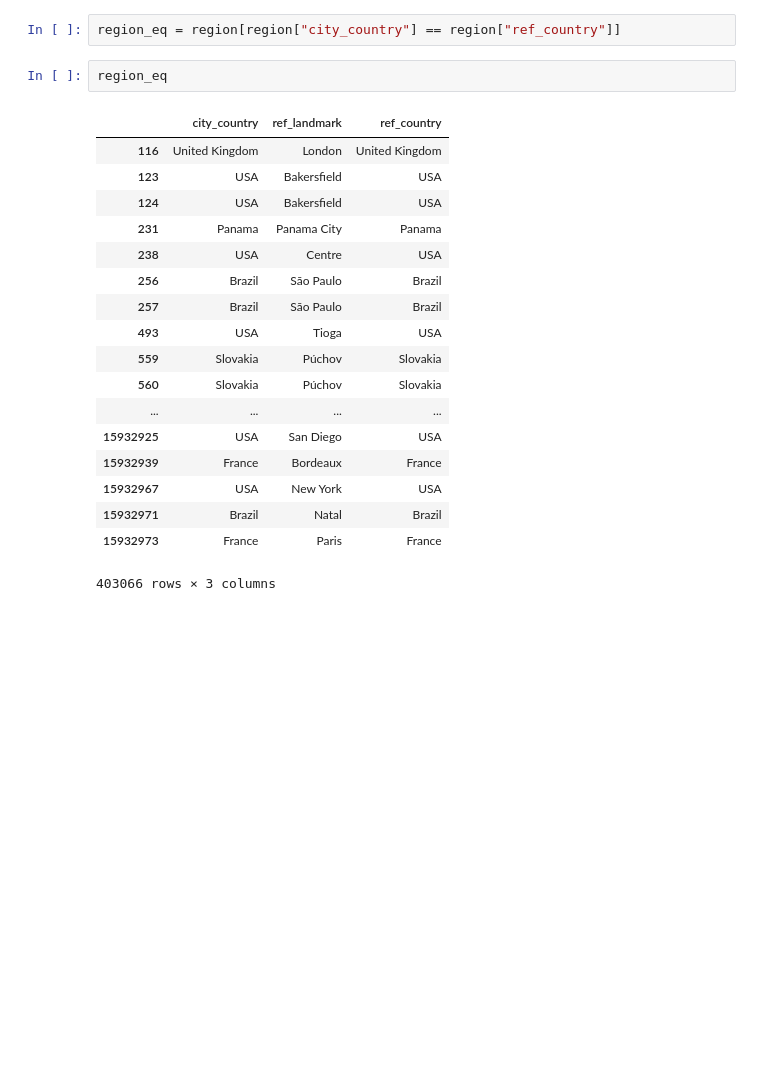
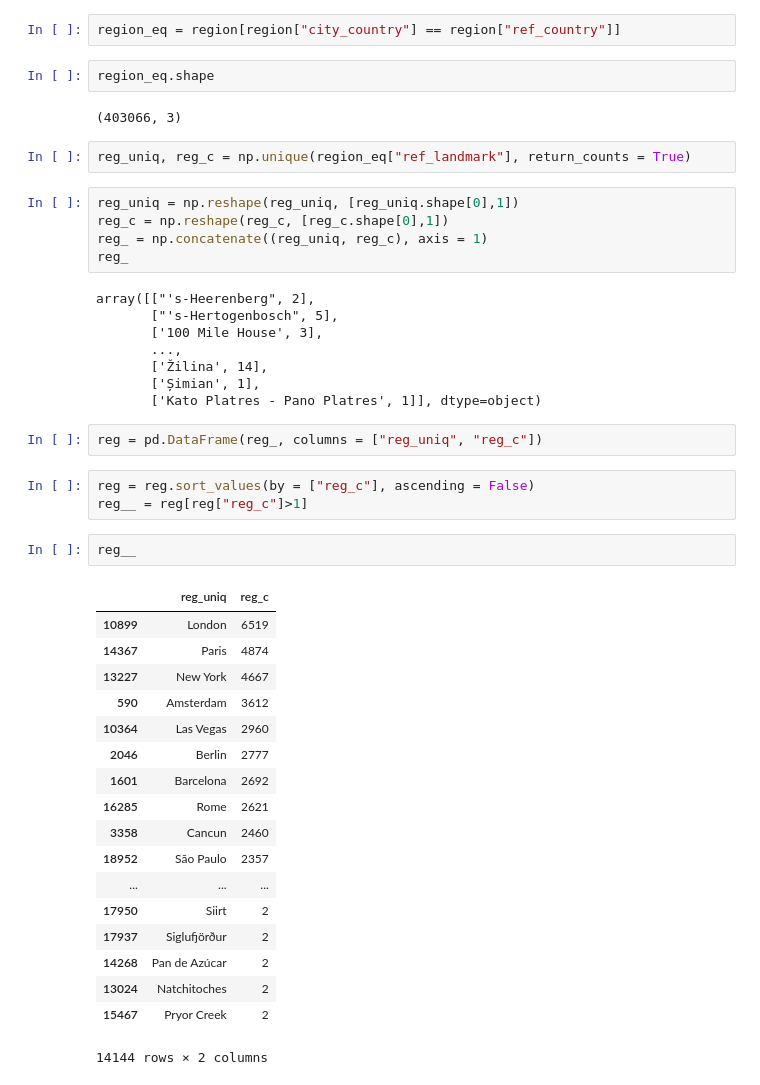
Before and after one commit to sooah/trivago_RecSys_Challenge_2019, a Jupyter notebook: ppt_train_interesting_region.ipynb, the cells around one changed output. Saved outputs shown, nothing was run; the diff lists cells and outputs as text; blank space fills up the shorter version.

```diff
--- a/ppt_train_interesting_region.ipynb
+++ b/ppt_train_interesting_region.ipynb
@@ -125,23 +146,47 @@ region
 # %%
 region_eq = region[region["city_country"] == region["ref_country"]]
 # %%
-region_eq
+region_eq.shape
 # %% [output]
-|  | city_country | ref_landmark | ref_country |
-| 116 | United Kingdom | London | United Kingdom |
-| 123 | USA | Bakersfield | USA |
-| 124 | USA | Bakersfield | USA |
-| 231 | Panama | Panama City | Panama |
-| 238 | USA | Centre | USA |
-| 256 | Brazil | São Paulo | Brazil |
-| 257 | Brazil | São Paulo | Brazil |
-| 493 | USA | Tioga | USA |
-| 559 | Slovakia | Púchov | Slovakia |
-| 560 | Slovakia | Púchov | Slovakia |
-| ... | ... | ... | ... |
-| 15932925 | USA | San Diego | USA |
-| 15932939 | France | Bordeaux | France |
-| 15932967 | USA | New York | USA |
-| 15932971 | Brazil | Natal | Brazil |
-| 15932973 | France | Paris | France |
-403066 rows × 3 columns
+(403066, 3)
+# %%
+reg_uniq, reg_c = np.unique(region_eq["ref_landmark"], return_counts = True)
+# %%
+reg_uniq = np.reshape(reg_uniq, [reg_uniq.shape[0],1])
+reg_c = np.reshape(reg_c, [reg_c.shape[0],1])
+reg_ = np.concatenate((reg_uniq, reg_c), axis = 1)
+reg_
+# %% [output]
+array([["'s-Heerenberg", 2],
+       ["'s-Hertogenbosch", 5],
+       ['100 Mile House', 3],
+       ...,
+       ['Žilina', 14],
+       ['Șimian', 1],
+       ['Κato Platres - Pano Platres', 1]], dtype=object)
+# %%
+reg = pd.DataFrame(reg_, columns = ["reg_uniq", "reg_c"])
+# %%
+reg = reg.sort_values(by = ["reg_c"], ascending = False)
+reg__ = reg[reg["reg_c"]>1]
+# %%
+reg__
+# %% [output]
+|  | reg_uniq | reg_c |
+| 10899 | London | 6519 |
+| 14367 | Paris | 4874 |
+| 13227 | New York | 4667 |
+| 590 | Amsterdam | 3612 |
+| 10364 | Las Vegas | 2960 |
+| 2046 | Berlin | 2777 |
+| 1601 | Barcelona | 2692 |
+| 16285 | Rome | 2621 |
+| 3358 | Cancun | 2460 |
+| 18952 | São Paulo | 2357 |
+| ... | ... | ... |
+| 17950 | Siirt | 2 |
+| 17937 | Siglufjörður | 2 |
+| 14268 | Pan de Azúcar | 2 |
+| 13024 | Natchitoches | 2 |
+| 15467 | Pryor Creek | 2 |
+14144 rows × 2 columns
```
Also changed, not shown: parts of 1 cell of this notebook.
